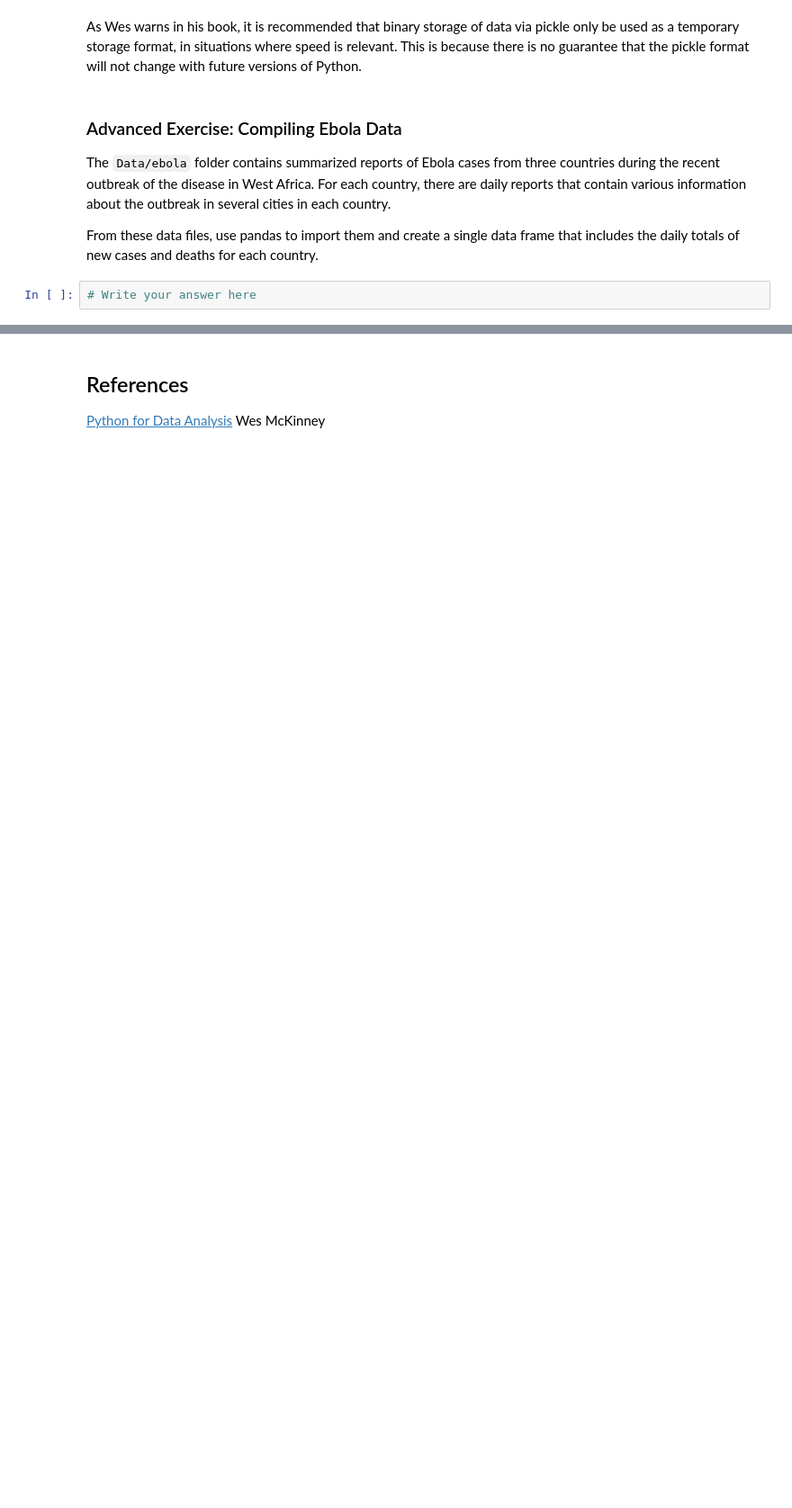
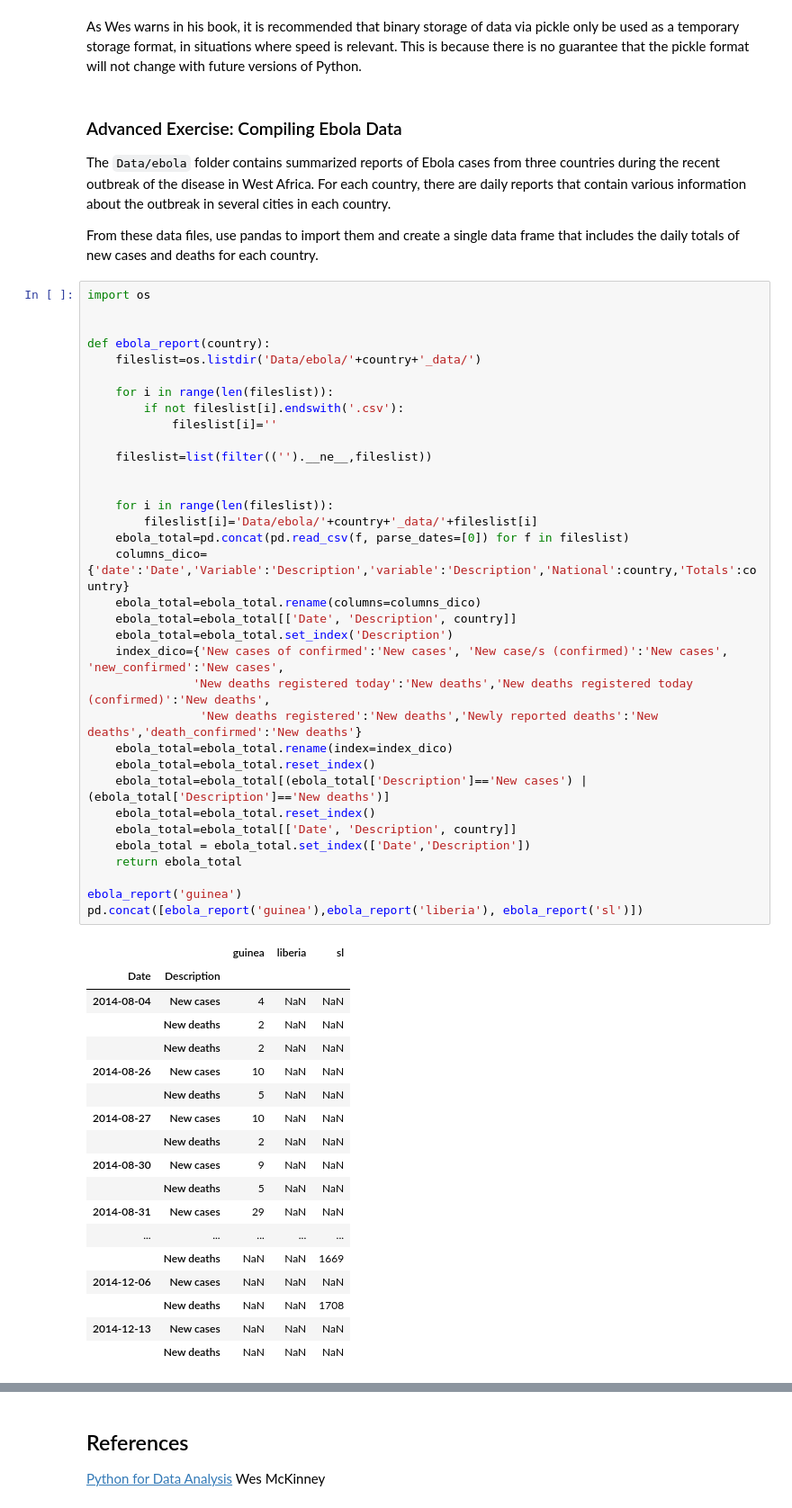
Before and after one commit to Wronskia/Homework, a Jupyter notebook: intropandas/Intro to Pandas.ipynb, the cells around one changed output, grey strips where cells are left out. Shown at 90% size. Saved outputs shown, nothing was run; the diff lists cells and outputs as text; blank space fills up the shorter version.

```diff
--- a/intropandas/Intro to Pandas.ipynb
+++ b/intropandas/Intro to Pandas.ipynb
@@ -2044,5 +2096,56 @@ As Wes warns in his book, it is recommended that binary storage of data via pick
 The `Data/ebola` folder contains summarized reports of Ebola cases from three countries during the recent outbreak of the disease in West Africa. For each country, there are daily reports that contain various information about the outbreak in several cities in each country.
 
 From these data files, use pandas to import them and create a single data frame that includes the daily totals of new cases and deaths for each country.
-# %%
-# Write your answer here
+# %%
+import os
+
+
+def ebola_report(country):
+    fileslist=os.listdir('Data/ebola/'+country+'_data/')
+
+    for i in range(len(fileslist)):
+        if not fileslist[i].endswith('.csv'):
+            fileslist[i]=''
+
+    fileslist=list(filter(('').__ne__,fileslist))
+
+
+    for i in range(len(fileslist)):
+        fileslist[i]='Data/ebola/'+country+'_data/'+fileslist[i]
+    ebola_total=pd.concat(pd.read_csv(f, parse_dates=[0]) for f in fileslist)
+    columns_dico={'date':'Date','Variable':'Description','variable':'Description','National':country,'Totals':country}
+    ebola_total=ebola_total.rename(columns=columns_dico)
+    ebola_total=ebola_total[['Date', 'Description', country]]
+    ebola_total=ebola_total.set_index('Description')
+    index_dico={'New cases of confirmed':'New cases', 'New case/s (confirmed)':'New cases', 'new_confirmed':'New cases',
+               'New deaths registered today':'New deaths','New deaths registered today (confirmed)':'New deaths',
+                'New deaths registered':'New deaths','Newly reported deaths':'New deaths','death_confirmed':'New deaths'}
+    ebola_total=ebola_total.rename(index=index_dico)
+    ebola_total=ebola_total.reset_index()
+    ebola_total=ebola_total[(ebola_total['Description']=='New cases') | (ebola_total['Description']=='New deaths')]
+    ebola_total=ebola_total.reset_index()
+    ebola_total=ebola_total[['Date', 'Description', country]]
+    ebola_total = ebola_total.set_index(['Date','Description'])
+    return ebola_total
+
+ebola_report('guinea')
+pd.concat([ebola_report('guinea'),ebola_report('liberia'), ebola_report('sl')])
+# %% [output]
+|  |  | guinea | liberia | sl |
+| Date | Description |  |  |  |
+| 2014-08-04 | New cases | 4 | NaN | NaN |
+|  | New deaths | 2 | NaN | NaN |
+|  | New deaths | 2 | NaN | NaN |
+| 2014-08-26 | New cases | 10 | NaN | NaN |
+|  | New deaths | 5 | NaN | NaN |
+| 2014-08-27 | New cases | 10 | NaN | NaN |
+|  | New deaths | 2 | NaN | NaN |
+| 2014-08-30 | New cases | 9 | NaN | NaN |
+|  | New deaths | 5 | NaN | NaN |
+| 2014-08-31 | New cases | 29 | NaN | NaN |
+| ... | ... | ... | ... | ... |
+|  | New deaths | NaN | NaN | 1669 |
+| 2014-12-06 | New cases | NaN | NaN | NaN |
+|  | New deaths | NaN | NaN | 1708 |
+| 2014-12-13 | New cases | NaN | NaN | NaN |
+|  | New deaths | NaN | NaN | NaN |
```
Also changed, not shown: parts of 7 cells of this notebook, 6 other files.
